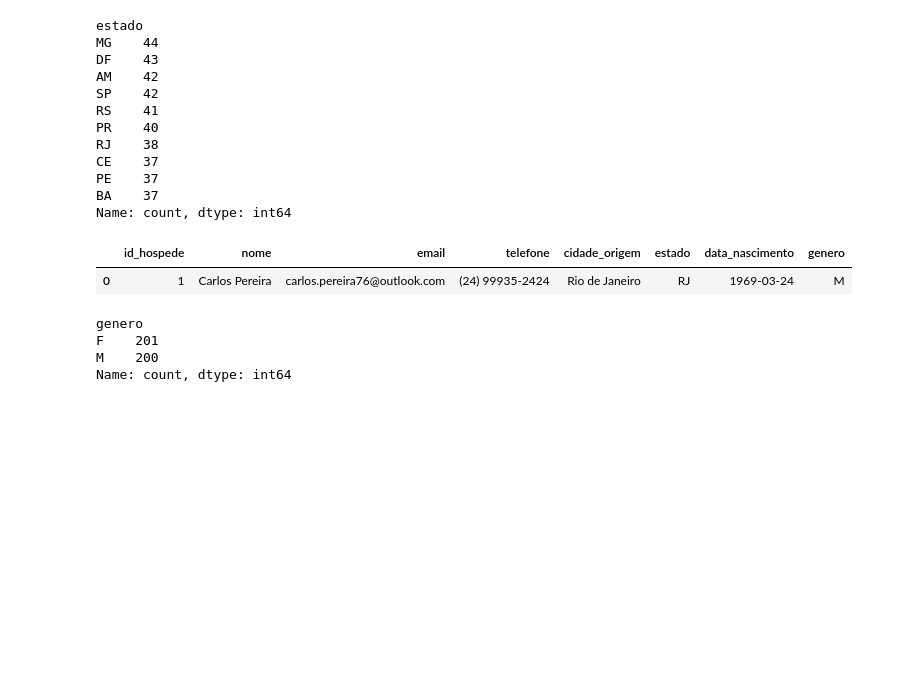
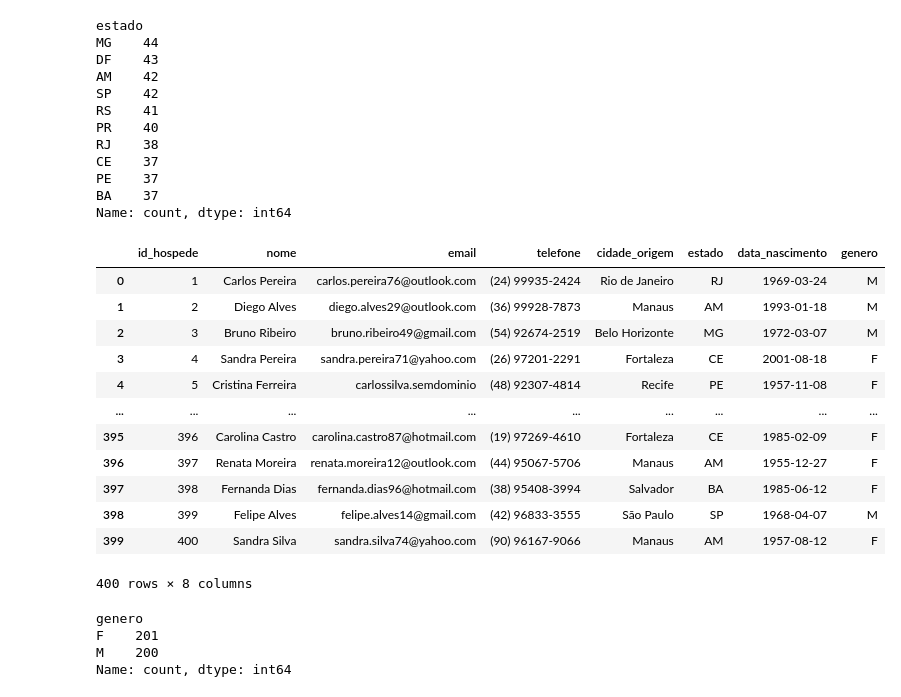
Before and after one commit to alexxjustino/ProjetoNaraSenac, a Jupyter notebook: AlexProjetoNaraSenac.ipynb, the cells around one changed output. Drawn from its saved outputs; the diff is of its cells as text; code cells hidden in the pictures; blank space fills up the shorter version.

```diff
--- a/AlexProjetoNaraSenac.ipynb
+++ b/AlexProjetoNaraSenac.ipynb
@@ -161,7 +209,18 @@ Name: count, dtype: int64
 # %%
 #corrigindo forma de data e atribuindo NaN a formatos inválidos
 df_hospedes['data_nascimento'] = pd.to_datetime(df_hospedes['data_nascimento'], errors='coerce')
-df_hospedes.head(1)
+df_hospedes
 # %% [output]
 |  | id_hospede | nome | email | telefone | cidade_origem | estado | data_nascimento | genero |
 | 0 | 1 | Carlos Pereira | carlos.pereira76@outlook.com | (24) 99935-2424 | Rio de Janeiro | RJ | 1969-03-24 | M |
+| 1 | 2 | Diego Alves | diego.alves29@outlook.com | (36) 99928-7873 | Manaus | AM | 1993-01-18 | M |
+| 2 | 3 | Bruno Ribeiro | bruno.ribeiro49@gmail.com | (54) 92674-2519 | Belo Horizonte | MG | 1972-03-07 | M |
+| 3 | 4 | Sandra Pereira | sandra.pereira71@yahoo.com | (26) 97201-2291 | Fortaleza | CE | 2001-08-18 | F |
+| 4 | 5 | Cristina Ferreira | carlossilva.semdominio | (48) 92307-4814 | Recife | PE | 1957-11-08 | F |
+| ... | ... | ... | ... | ... | ... | ... | ... | ... |
+| 395 | 396 | Carolina Castro | carolina.castro87@hotmail.com | (19) 97269-4610 | Fortaleza | CE | 1985-02-09 | F |
+| 396 | 397 | Renata Moreira | renata.moreira12@outlook.com | (44) 95067-5706 | Manaus | AM | 1955-12-27 | F |
+| 397 | 398 | Fernanda Dias | fernanda.dias96@hotmail.com | (38) 95408-3994 | Salvador | BA | 1985-06-12 | F |
+| 398 | 399 | Felipe Alves | felipe.alves14@gmail.com | (42) 96833-3555 | São Paulo | SP | 1968-04-07 | M |
+| 399 | 400 | Sandra Silva | sandra.silva74@yahoo.com | (90) 96167-9066 | Manaus | AM | 1957-08-12 | F |
+400 rows × 8 columns
```
Also changed, not shown: parts of 13 cells of this notebook.
